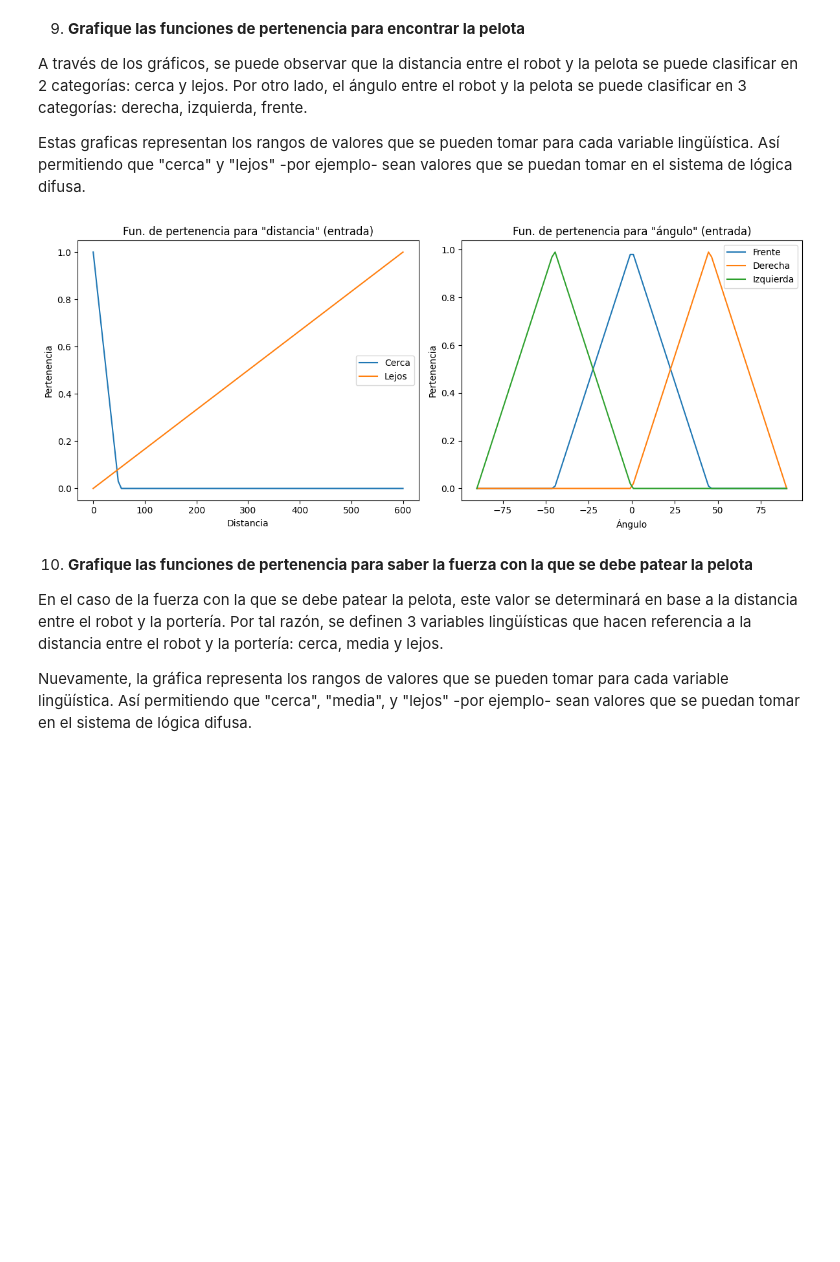
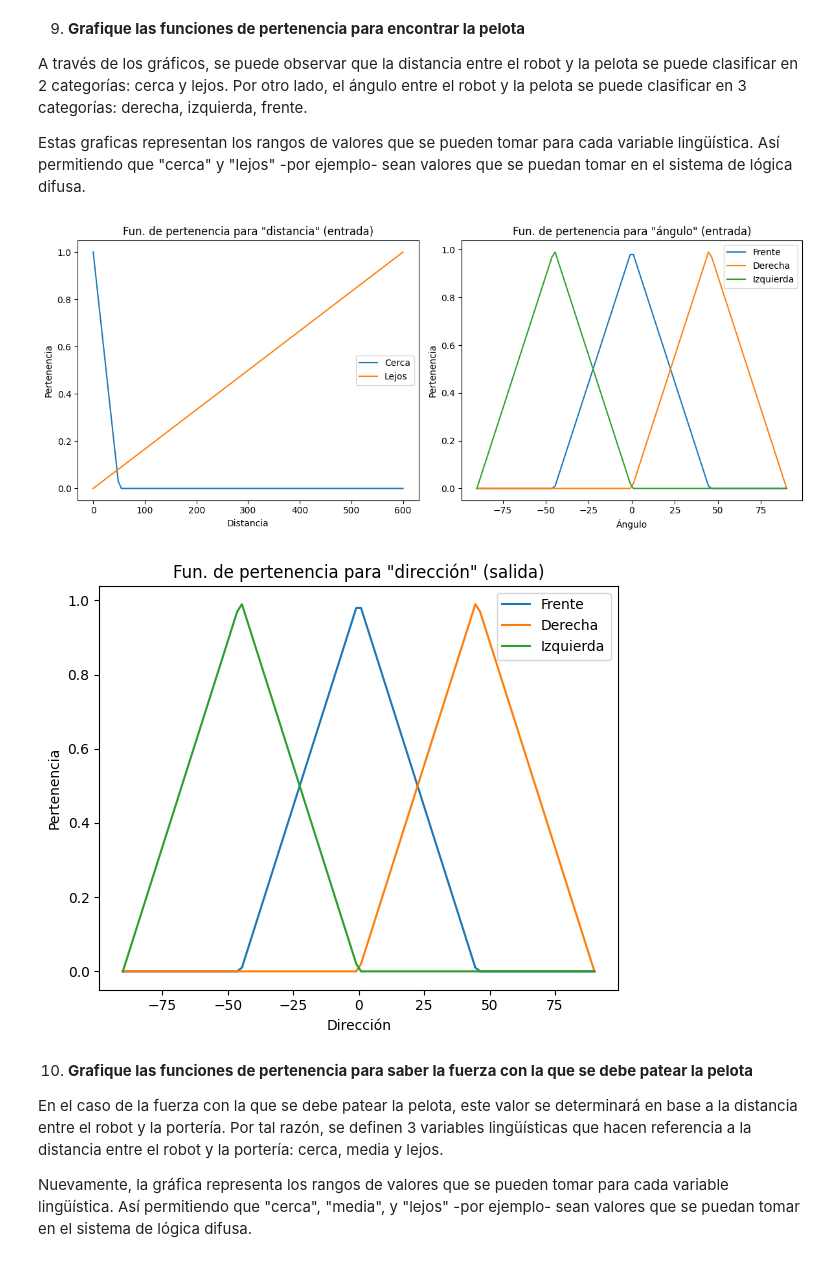
Before and after one commit to 20Candy/lab9_modsim, a Jupyter notebook: main.ipynb, the cells around one changed output. Cells and saved outputs as stored; diff of their text form; code cells hidden in the pictures; blank space fills up the shorter version.

Commit message:
Done graphs

```diff
--- a/main.ipynb
+++ b/main.ipynb
@@ -111,36 +111,57 @@ def pertenencia_angulo_frente(x):
 def pertenencia_angulo_derecha(x):
     return np.maximum(0, 1 - abs(x - 45) / 45)
 def pertenencia_angulo_izquierda(x):
+    return np.maximum(0, 1 - abs(x + 45) / 45)
+
+def pertenencia_direccion_frente(x):
+    return np.maximum(0, 1 - abs(x - 0) / 45)
+def pertenencia_direccion_derecha(x):
+    return np.maximum(0, 1 - abs(x - 45) / 45)
+def pertenencia_direccion_izquierda(x):
     return np.maximum(0, 1 - abs(x + 45) / 45)
 
 # Valores de entrada
 x_distancia = np.linspace(0, 600, 100)
 x_angulo = np.linspace(-90, 90, 100)
 
 # Crear subplots lado a lado
 fig, axs = plt.subplots(1, 2, figsize=(12, 5))
 
 # Graficar las funciones de pertenencia para "distancia"
 axs[0].plot(x_distancia, pertenencia_distancia_cerca(x_distancia), label='Cerca')
 axs[0].plot(x_distancia, pertenencia_distancia_lejos(x_distancia), label='Lejos')
 axs[0].set_xlabel('Distancia')
 axs[0].set_ylabel('Pertenencia')
 axs[0].legend()
 axs[0].set_title('Fun. de pertenencia para "distancia" (entrada)')
 
 # Graficar las funciones de pertenencia para "ángulo"
 axs[1].plot(x_angulo, pertenencia_angulo_frente(x_angulo), label='Frente')
 axs[1].plot(x_angulo, pertenencia_angulo_derecha(x_angulo), label='Derecha')
 axs[1].plot(x_angulo, pertenencia_angulo_izquierda(x_angulo), label='Izquierda')
 axs[1].set_xlabel('Ángulo')
 axs[1].set_ylabel('Pertenencia')
 axs[1].legend()
 axs[1].set_title('Fun. de pertenencia para "ángulo" (entrada)')
 
 plt.tight_layout()
 plt.show()
+
+fig, ax = plt.subplots(figsize=(6, 5))
+
+ax.plot(x_angulo, pertenencia_direccion_frente(x_angulo), label='Frente')
+ax.plot(x_angulo, pertenencia_direccion_derecha(x_angulo), label='Derecha')
+ax.plot(x_angulo, pertenencia_direccion_izquierda(x_angulo), label='Izquierda')
+ax.set_xlabel('Dirección')
+ax.set_ylabel('Pertenencia')
+ax.legend()
+ax.set_title('Fun. de pertenencia para "dirección" (salida)')
+
+plt.tight_layout()
+plt.show()
 # %% [output]
 [figure]
+[figure, added]
 # %% [markdown]
 10. **Grafique las funciones de pertenencia para saber la fuerza con la que se debe patear la pelota**
 
```
Also changed, not shown: parts of 4 cells of this notebook.
